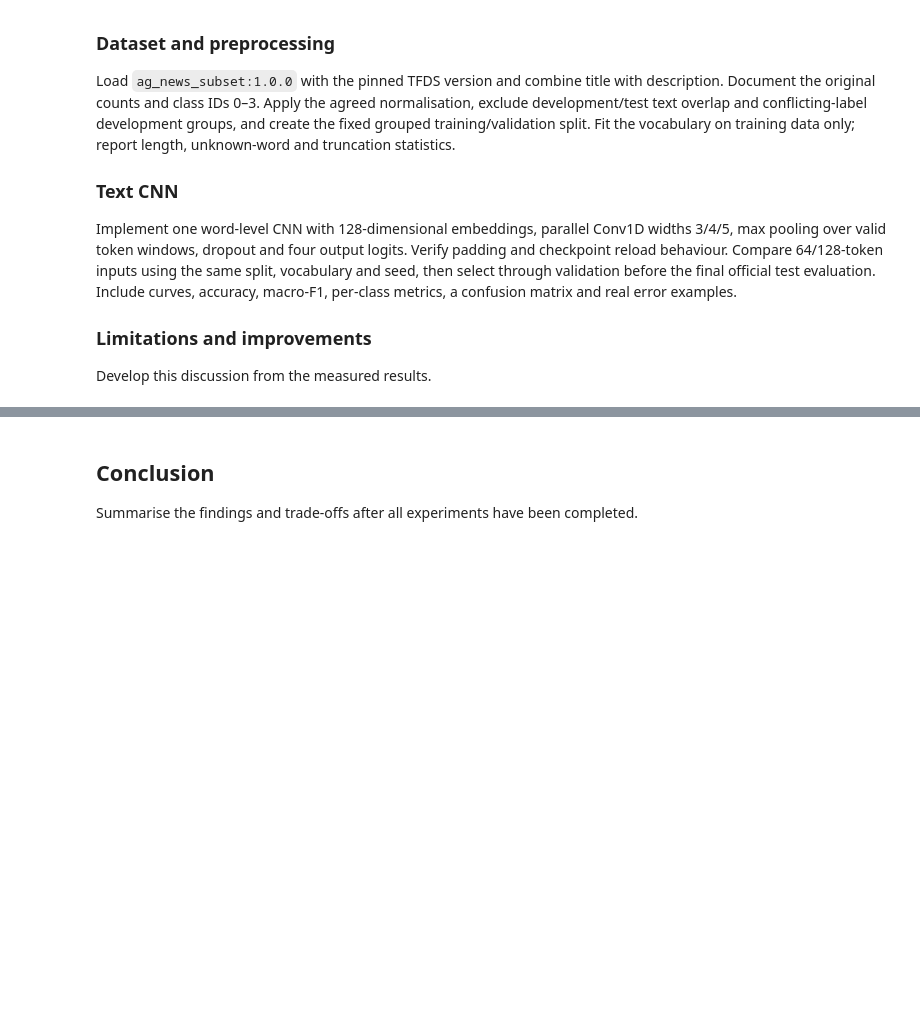
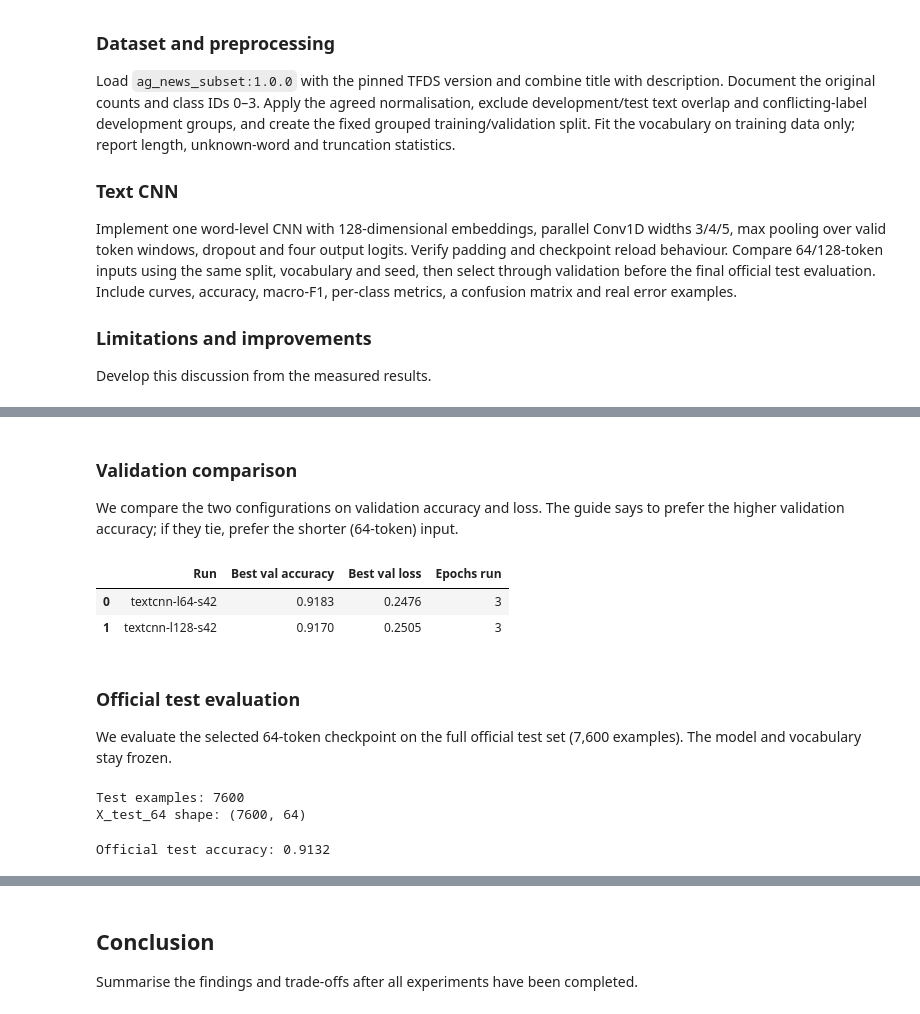
Before and after one commit to PenSul/COMP4930SEF-Project, a Jupyter notebook: project_report.ipynb, the cells around one changed output, grey strips where cells are left out. Saved outputs shown, nothing was run; the diff lists cells and outputs as text; code cells hidden in the pictures; blank space fills up the shorter version.

```diff
--- a/project_report.ipynb
+++ b/project_report.ipynb
@@ -905,0 +1368,68 @@ Develop this discussion from the measured results.
+# %% [markdown]
+### Validation comparison
+
+We compare the two configurations on validation accuracy and loss. The guide says to prefer the higher validation accuracy; if they tie, prefer the shorter (64-token) input.
+# %%
+import pandas as pd
+
+results = pd.DataFrame({
+    "Run": ["textcnn-l64-s42", "textcnn-l128-s42"],
+    "Best val accuracy": [
+        max(history_64.history["val_accuracy"]),
+        max(history_128.history["val_accuracy"]),
+    ],
+    "Best val loss": [
+        min(history_64.history["val_loss"]),
+        min(history_128.history["val_loss"]),
+    ],
+    "Epochs run": [
+        len(history_64.history["loss"]),
+        len(history_128.history["loss"]),
+    ],
+})
+
+display(results.round(4))
+# %% [output]
+|  | Run | Best val accuracy | Best val loss | Epochs run |
+| 0 | textcnn-l64-s42 | 0.9183 | 0.2476 | 3 |
+| 1 | textcnn-l128-s42 | 0.9170 | 0.2505 | 3 |
+# %% [markdown]
+### Official test evaluation
+
+We evaluate the selected 64-token checkpoint on the full official test set (7,600 examples). The model and vocabulary stay frozen.
+# %%
+# Prepare test texts
+test_texts = []
+test_labels = []
+
+for example in official_test:
+    cleaned = get_normalised_text(example)
+    test_texts.append(cleaned)
+    test_labels.append(int(example["label"].numpy()))
+
+test_labels = np.array(test_labels)
+
+# Vectorise with the same 64-token vectorizer
+X_test_64 = vectorizer_64(test_texts).numpy()
+
+print("Test examples:", len(test_texts))
+print("X_test_64 shape:", X_test_64.shape)
+# %% [output]
+Test examples: 7600
+X_test_64 shape: (7600, 64)
+# %%
+# Load the best checkpoint
+best_model = tf.keras.models.load_model(
+    "artifacts/task3/textcnn-l64-s42/best.keras",
+    custom_objects={"ValidMaxPooling1D": ValidMaxPooling1D},
+)
+
+# Predict
+test_logits = best_model.predict(X_test_64, batch_size=128, verbose=0)
+test_preds = np.argmax(test_logits, axis=1)
+
+# Accuracy
+test_accuracy = (test_preds == test_labels).mean()
+print(f"Official test accuracy: {test_accuracy:.4f}")
+# %% [output]
+Official test accuracy: 0.9132
```
Also changed, not shown: parts of 44 cells of this notebook.
